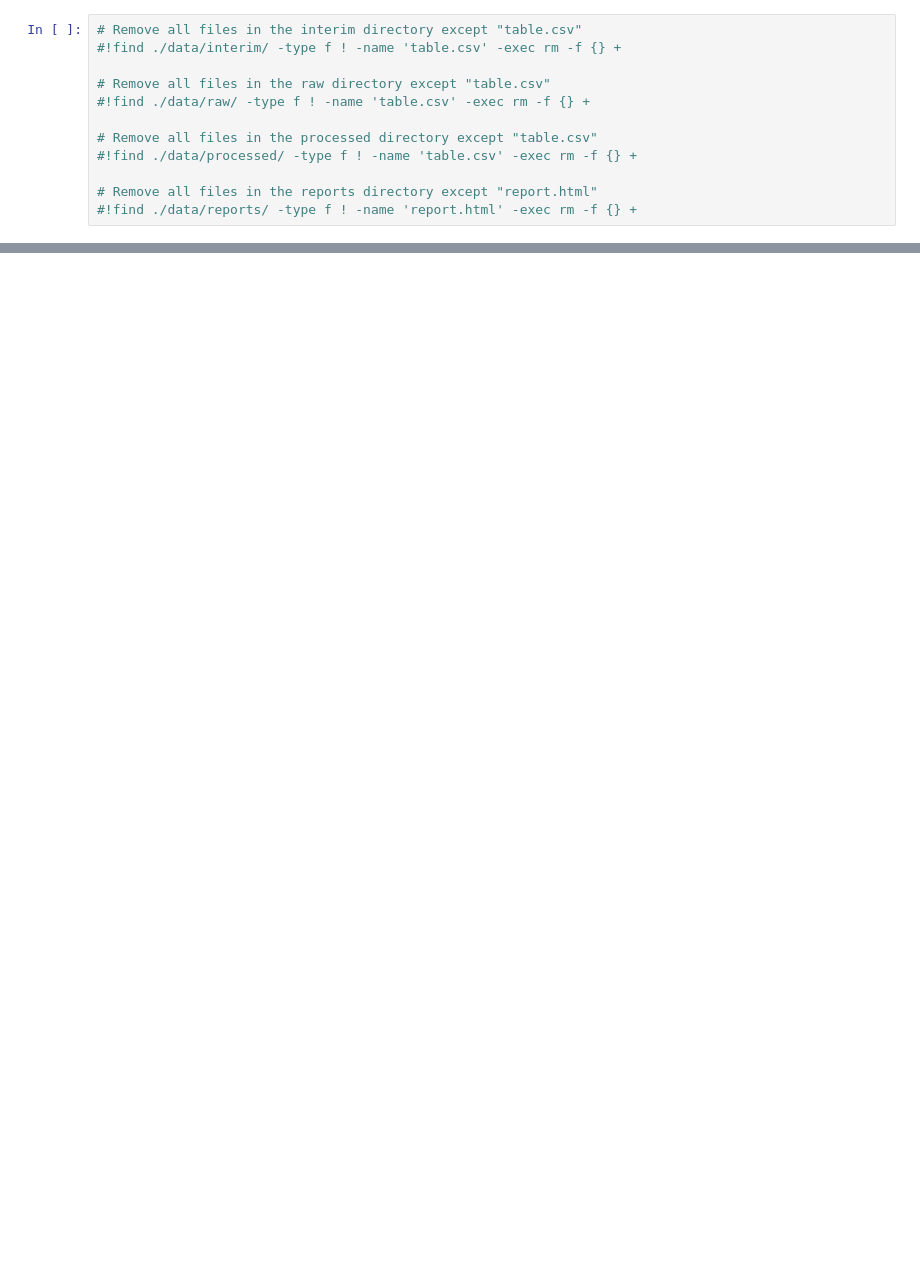
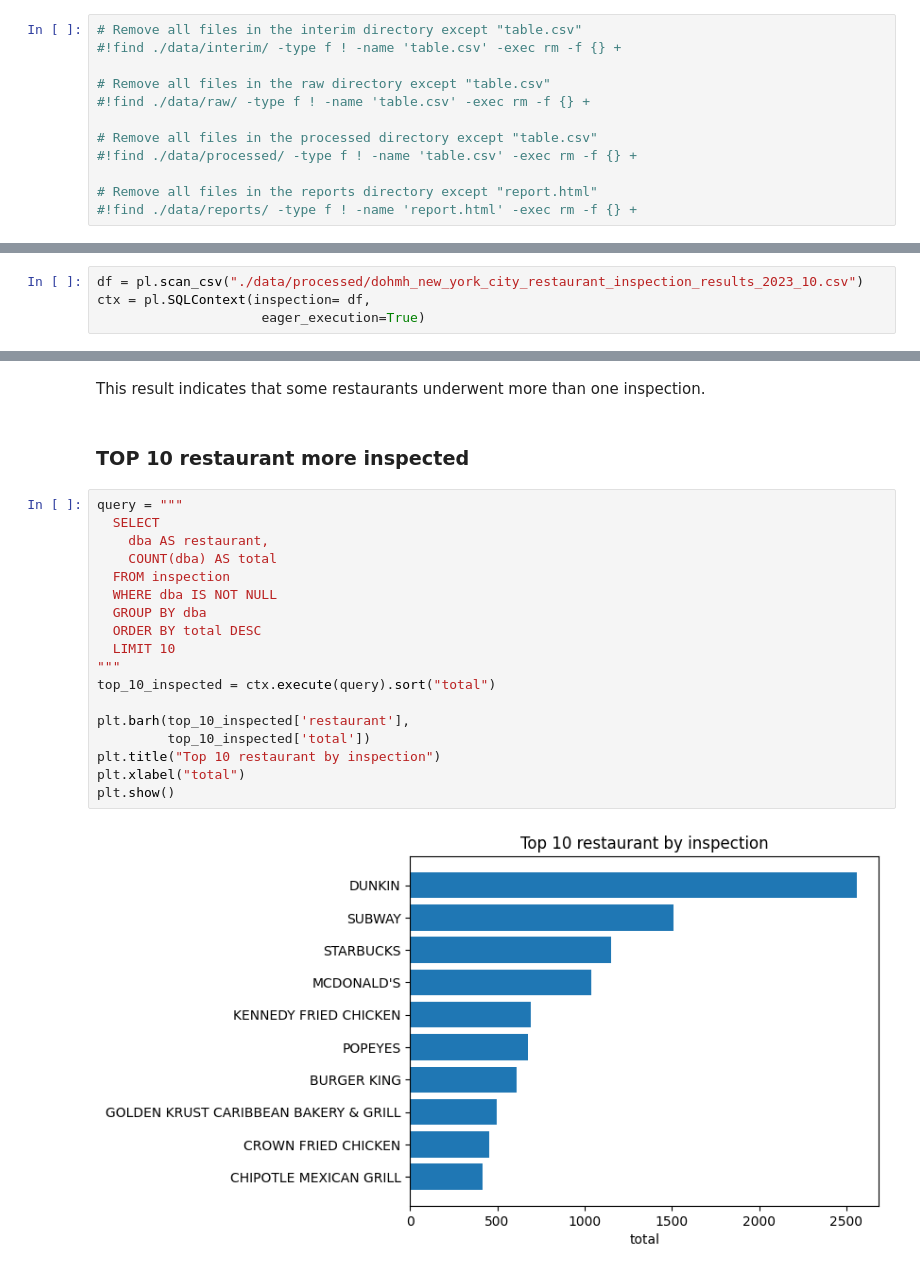
Before and after one commit to mathewsrc/ETL-Chicago-Cafe-Permits, a Jupyter notebook: notebooks/gov_etl.ipynb, the cells around one changed output, grey strips where cells are left out. Cells and saved outputs as stored; diff of their text form; blank space fills up the shorter version.

```diff
--- a/notebooks/gov_etl.ipynb
+++ b/notebooks/gov_etl.ipynb
@@ -745,0 +745,4 @@ https://data.lacity.org/
+# %%
+df = pl.scan_csv("./data/processed/dohmh_new_york_city_restaurant_inspection_results_2023_10.csv")
+ctx = pl.SQLContext(inspection= df,
+                     eager_execution=True)
@@ -745,0 +810,24 @@ https://data.lacity.org/
+# %% [markdown]
+This result indicates that some restaurants underwent more than one inspection.
+# %% [markdown]
+### TOP 10 restaurant more inspected
+# %%
+query = """
+  SELECT
+    dba AS restaurant,
+    COUNT(dba) AS total
+  FROM inspection
+  WHERE dba IS NOT NULL
+  GROUP BY dba
+  ORDER BY total DESC
+  LIMIT 10
+"""
+top_10_inspected = ctx.execute(query).sort("total")
+
+plt.barh(top_10_inspected['restaurant'],
+         top_10_inspected['total'])
+plt.title("Top 10 restaurant by inspection")
+plt.xlabel("total")
+plt.show()
+# %% [output]
+[figure, added]
```
Also changed, not shown: parts of 44 cells of this notebook.
